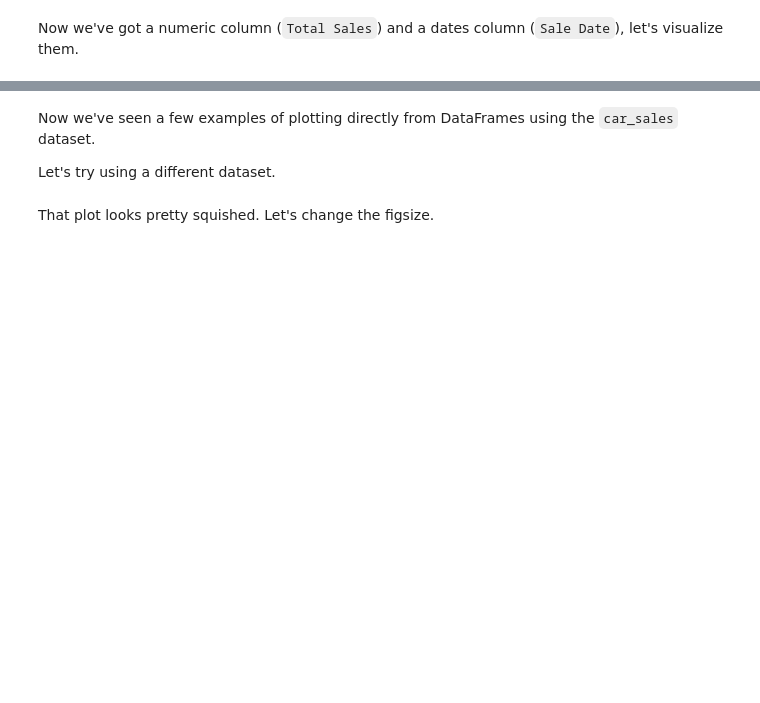
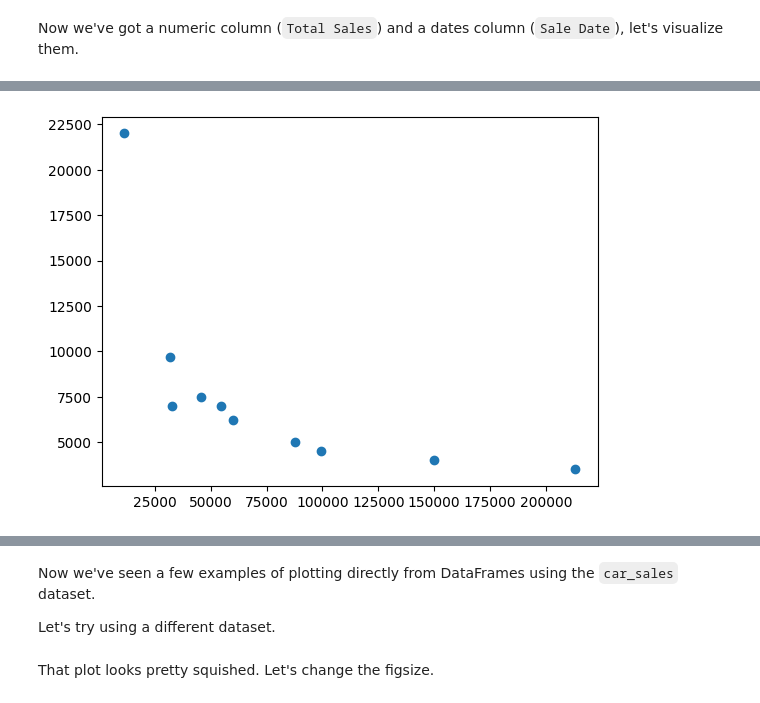
Before and after one commit to BrennZA/ZTM-ML, a Jupyter notebook: matplotlib-exercises.ipynb, the cells around one changed output, grey strips where cells are left out. Saved outputs shown, nothing was run; the diff lists cells and outputs as text; code cells hidden in the pictures; blank space fills up the shorter version.

```diff
--- a/matplotlib-exercises.ipynb
+++ b/matplotlib-exercises.ipynb
@@ -338,7 +350,10 @@ Now we've got a numeric column (`Total Sales`) and a dates column (`Sale Date`),
 # %%
 # Convert the 'Price' column to the integers
-
+car_sales['Price'].dtype
 
 # Create a scatter plot of the 'Odometer (KM)' and 'Price' column using the plot() function
+plt.scatter(car_sales['Odometer (KM)'], car_sales['Price']);
+# %% [output]
+[figure, added]
 # %%
 # Create a NumPy array of random numbers of size (10, 4) and save it to X
```
Also changed, not shown: parts of 7 cells of this notebook.
